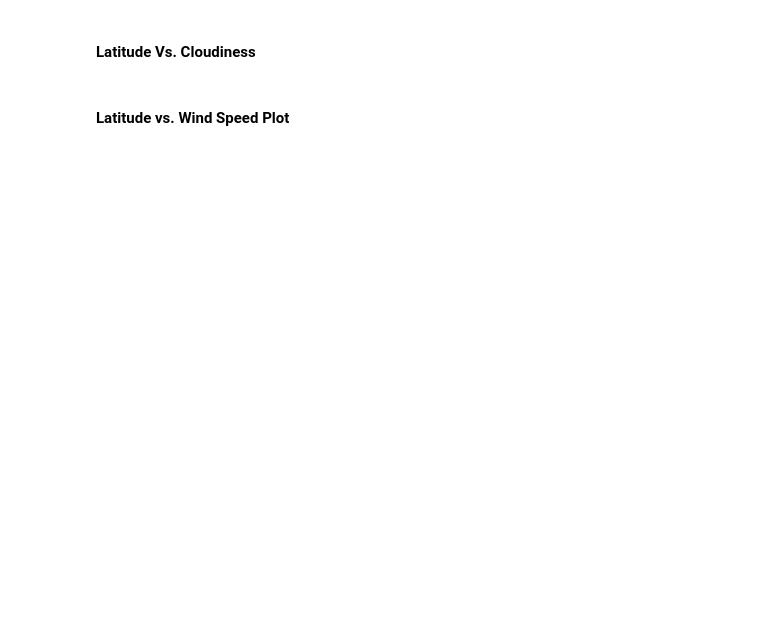
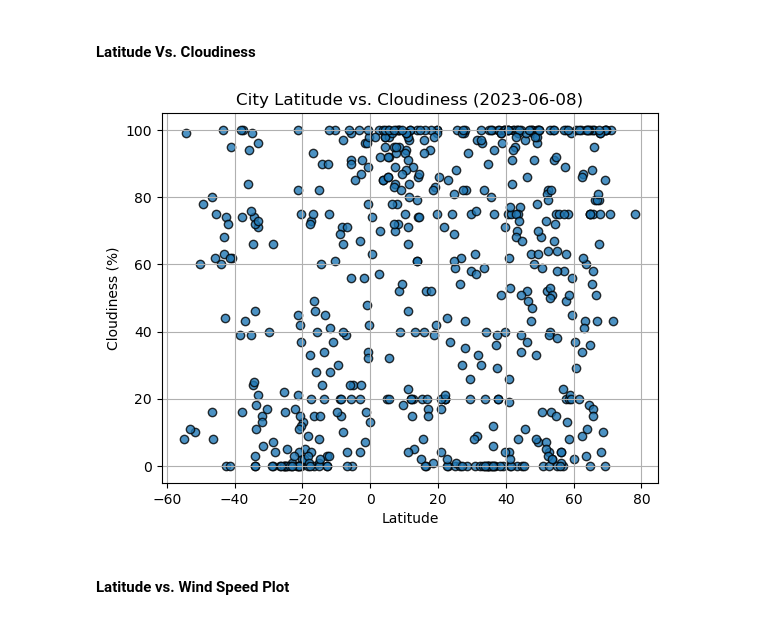
Before and after one commit to Kalindin/python-api-challenge, a Jupyter notebook: WeatherPy.ipynb, the cells around one changed output. Drawn from its saved outputs; the diff is of its cells as text; code cells hidden in the pictures; blank space fills up the shorter version.

```diff
--- a/WeatherPy.ipynb
+++ b/WeatherPy.ipynb
@@ -177,16 +242,29 @@ plt.show()
 #### Latitude Vs. Cloudiness
 # %%
 # Build the scatter plots for latitude vs. cloudiness
-# YOUR CODE HERE
+plt.scatter(
+    city_data_df["Lat"],
+    city_data_df["Cloudiness"],
+    edgecolor="black",
+    linewidths=1,
+    marker="o",
+    alpha=0.8,
+    label="Cities"
+)
 
 # Incorporate the other graph properties
-# YOUR CODE HERE
+plt.title("City Latitude vs. Cloudiness (%s)" % time.strftime("%Y-%m-%d"))
+plt.xlabel("Latitude")
+plt.ylabel("Cloudiness (%)")
+plt.grid(True)
 
 # Save the figure
 plt.savefig("output_data/Fig3.png")
 
 # Show plot
 plt.show()
+# %% [output]
+[figure, added]
 # %% [markdown]
 #### Latitude vs. Wind Speed Plot
 # %%
```
Also changed, not shown: parts of 35 cells of this notebook, 5 other files.
